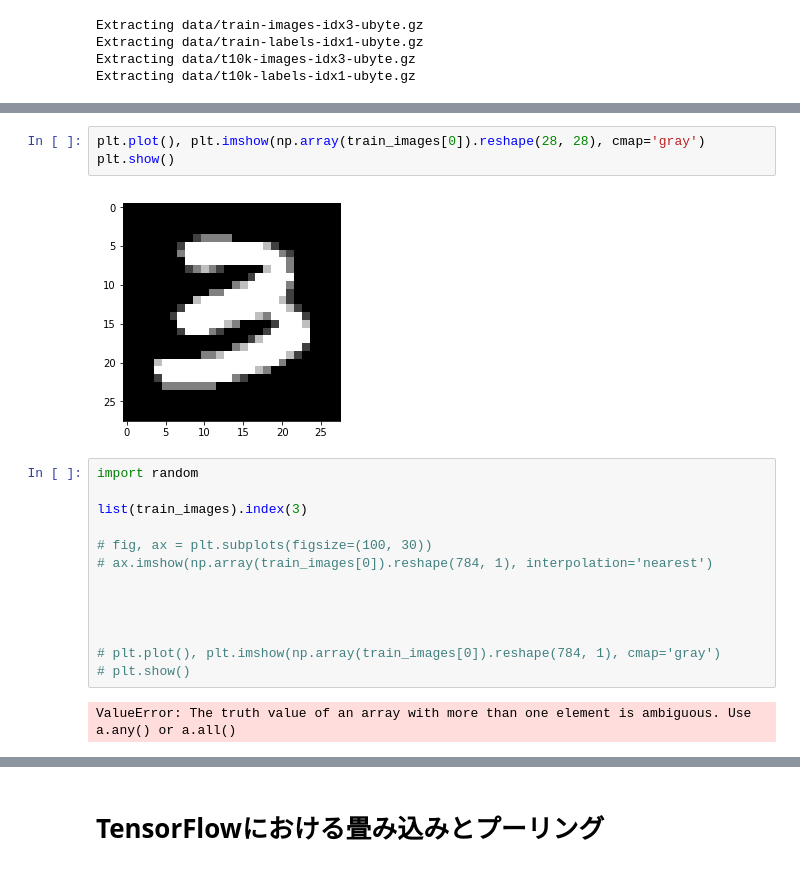
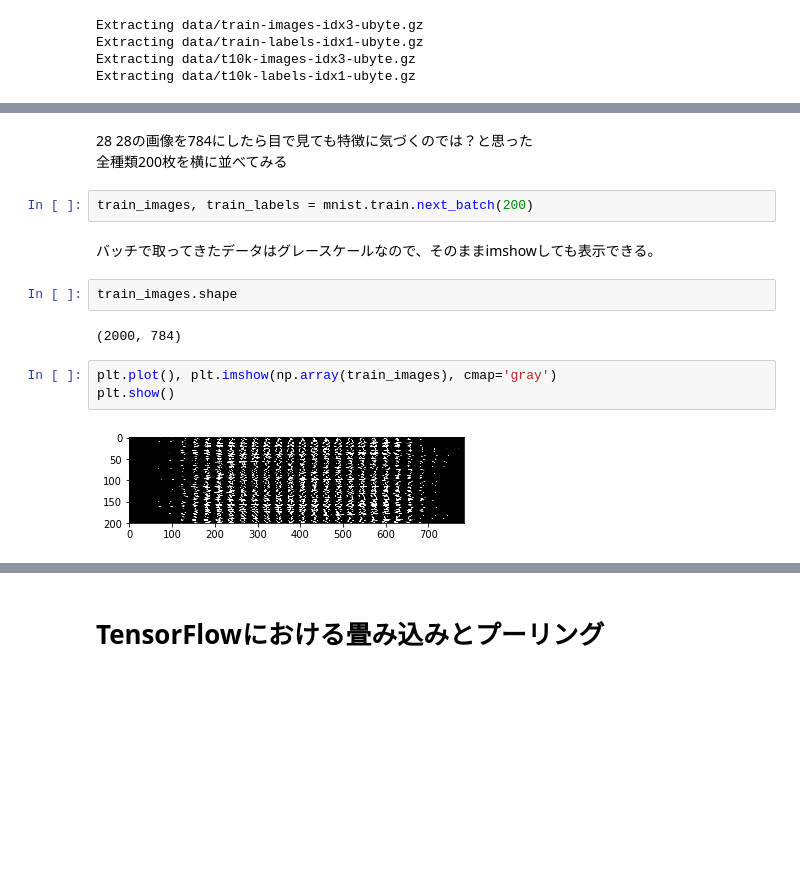
Before and after one commit to miyamotok0105/TensorFlowDL-samples, a Jupyter notebook: ch03.ipynb, the cells around one changed output, grey strips where cells are left out. Cells and saved outputs as stored; diff of their text form; blank space fills up the shorter version.

```diff
--- a/ch03.ipynb
+++ b/ch03.ipynb
@@ -227,20 +189,16 @@ plt.show()
+# %% [markdown]
+28 28の画像を784にしたら目で見ても特徴に気づくのでは？と思った
+全種類200枚を横に並べてみる
+# %%
+train_images, train_labels = mnist.train.next_batch(200)
+# %% [markdown]
+バッチで取ってきたデータはグレースケールなので、そのままimshowしても表示できる。
+# %%
+train_images.shape
+# %% [output]
+(2000, 784)
 # %%
-plt.plot(), plt.imshow(np.array(train_images[0]).reshape(28, 28), cmap='gray')
+plt.plot(), plt.imshow(np.array(train_images), cmap='gray')
 plt.show()
 # %% [output]
-[figure, old version]
+[figure, new version]
-# %%
-import random
-
-list(train_images).index(3)
-
-# fig, ax = plt.subplots(figsize=(100, 30))
-# ax.imshow(np.array(train_images[0]).reshape(784, 1), interpolation='nearest')
-
-
-
-
-# plt.plot(), plt.imshow(np.array(train_images[0]).reshape(784, 1), cmap='gray')
-# plt.show()
-# %% [output]
-ValueError: The truth value of an array with more than one element is ambiguous. Use a.any() or a.all()
```
Also changed, not shown: parts of 24 cells of this notebook, 1 other file.
